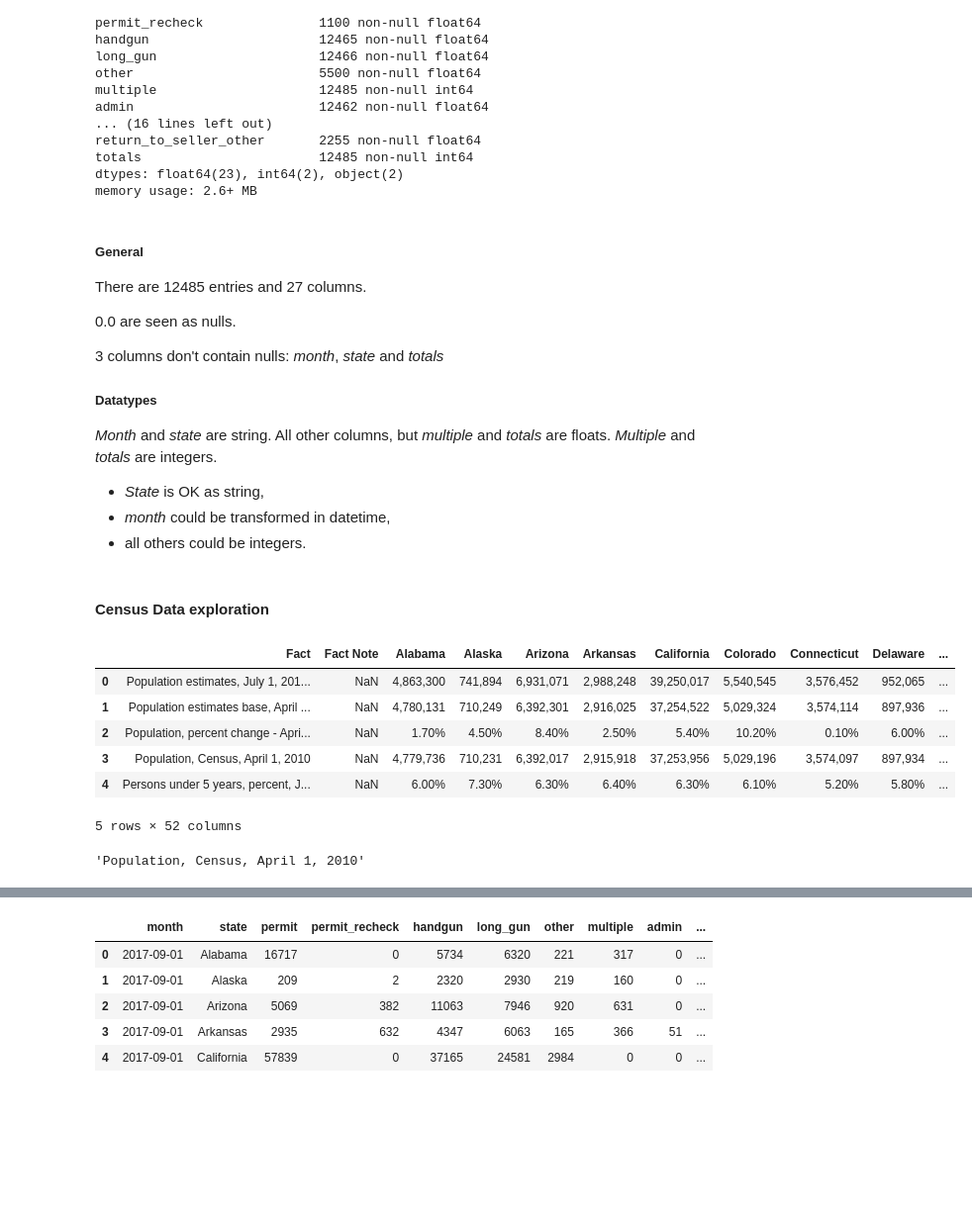
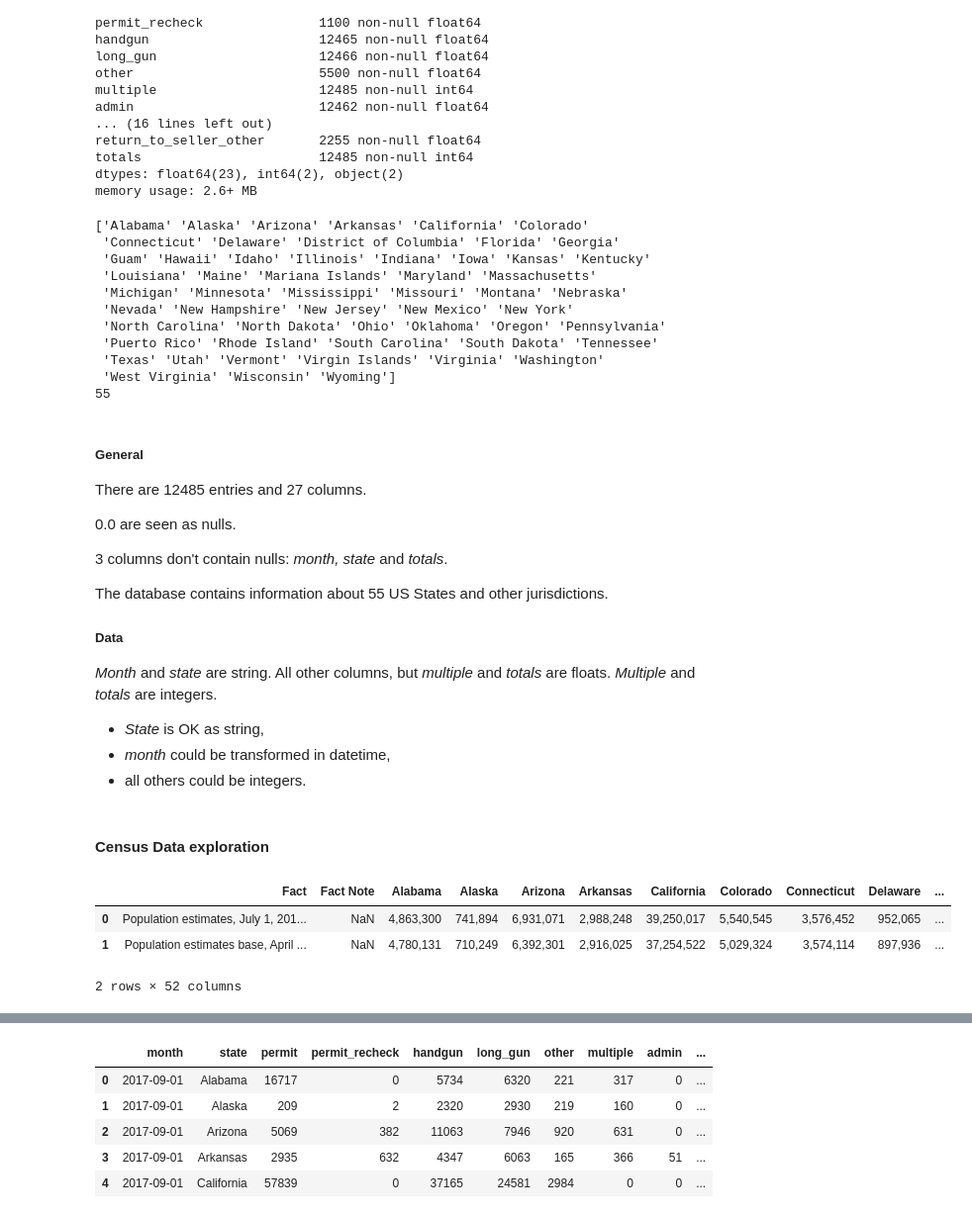
Before and after one commit to annapedroni/DAND_P2, a Jupyter notebook: investigate-US-gun-data.ipynb, the cells around one changed output, grey strips where cells are left out. Shown at 99% size. Drawn from its saved outputs; the diff is of its cells as text; code cells hidden in the pictures; blank space fills up the shorter version.

```diff
--- a/investigate-US-gun-data.ipynb
+++ b/investigate-US-gun-data.ipynb
@@ -94,15 +94,34 @@ return_to_seller_other       2255 non-null float64
 totals                       12485 non-null int64
 dtypes: float64(23), int64(2), object(2)
 memory usage: 2.6+ MB
+# %%
+# what are the States and jurisdictions taken into consideration
+states = df_gun['state'].unique()
+print(states)
+print(len(states))
+# %% [output]
+['Alabama' 'Alaska' 'Arizona' 'Arkansas' 'California' 'Colorado'
+ 'Connecticut' 'Delaware' 'District of Columbia' 'Florida' 'Georgia'
+ 'Guam' 'Hawaii' 'Idaho' 'Illinois' 'Indiana' 'Iowa' 'Kansas' 'Kentucky'
+ 'Louisiana' 'Maine' 'Mariana Islands' 'Maryland' 'Massachusetts'
+ 'Michigan' 'Minnesota' 'Mississippi' 'Missouri' 'Montana' 'Nebraska'
+ 'Nevada' 'New Hampshire' 'New Jersey' 'New Mexico' 'New York'
+ 'North Carolina' 'North Dakota' 'Ohio' 'Oklahoma' 'Oregon' 'Pennsylvania'
+ 'Puerto Rico' 'Rhode Island' 'South Carolina' 'South Dakota' 'Tennessee'
+ 'Texas' 'Utah' 'Vermont' 'Virgin Islands' 'Virginia' 'Washington'
+ 'West Virginia' 'Wisconsin' 'Wyoming']
+55
 # %% [markdown]
 ##### General
 There are 12485 entries and 27 columns.
 
 0.0 are seen as nulls.
 
-3 columns don't contain nulls: _month_, _state_ and _totals_
+3 columns don't contain nulls: _month, state_ and _totals_.
 
-##### Datatypes
+The database contains information about 55 US States and other jurisdictions.
+
+##### Data
 _Month_ and _state_ are string.
 All other columns, but _multiple_ and _totals_ are floats.
 _Multiple_ and _totals_ are integers.
@@ -116,17 +135,9 @@ _Multiple_ and _totals_ are integers.
 # %%
 # import census data
 df_census = pd.read_csv('us_census_data.csv')
-df_census.head()
+df_census.head(2)
 # %% [output]
 |  | Fact | Fact Note | Alabama | Alaska | Arizona | Arkansas | California | Colorado | Connecticut | Delaware | ... |
 | 0 | Population estimates, July 1, 201... | NaN | 4,863,300 | 741,894 | 6,931,071 | 2,988,248 | 39,250,017 | 5,540,545 | 3,576,452 | 952,065 | ... |
 | 1 | Population estimates base, April ... | NaN | 4,780,131 | 710,249 | 6,392,301 | 2,916,025 | 37,254,522 | 5,029,324 | 3,574,114 | 897,936 | ... |
-| 2 | Population, percent change - Apri... | NaN | 1.70% | 4.50% | 8.40% | 2.50% | 5.40% | 10.20% | 0.10% | 6.00% | ... |
-| 3 | Population, Census, April 1, 2010 | NaN | 4,779,736 | 710,231 | 6,392,017 | 2,915,918 | 37,253,956 | 5,029,196 | 3,574,097 | 897,934 | ... |
-| 4 | Persons under 5 years, percent, J... | NaN | 6.00% | 7.30% | 6.30% | 6.40% | 6.30% | 6.10% | 5.20% | 5.80% | ... |
-5 rows × 52 columns
+2 rows × 52 columns
-# %%
-l = df_census['Fact']
-l[3]
-# %% [output]
-'Population, Census, April 1, 2010'
```
Also changed, not shown: parts of 14 cells of this notebook.
